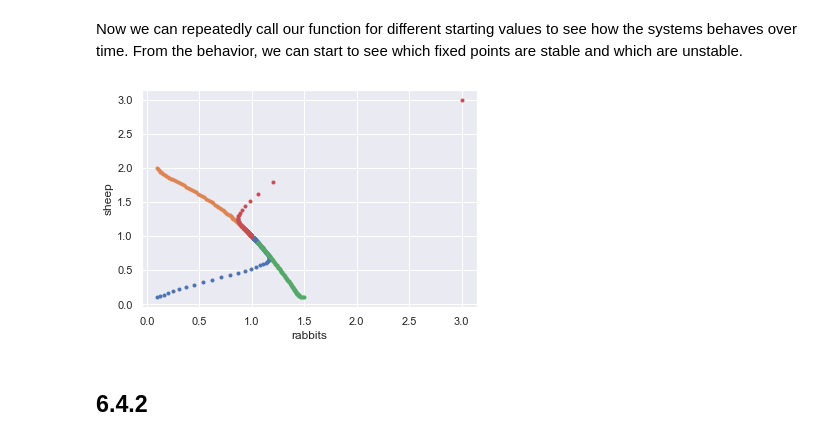
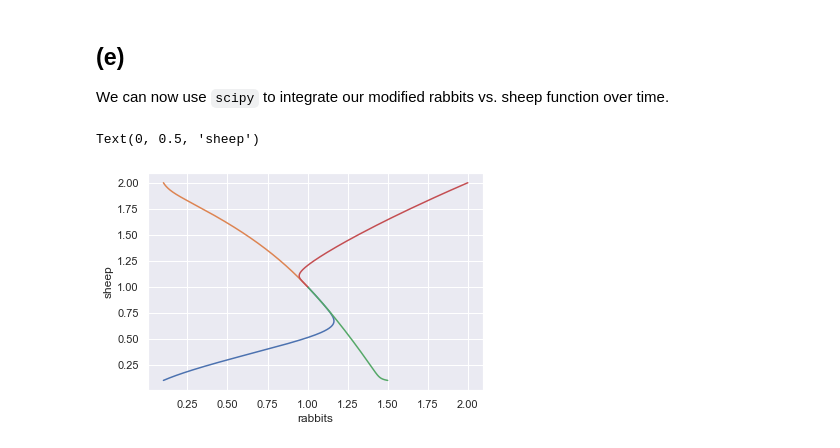
Before and after one commit to sbeeler/BIOL301_Fall2022, a Jupyter notebook: _sources/HW3_solutions.ipynb, the cells around one changed output. Cells and saved outputs as stored; diff of their text form; code cells hidden in the pictures.

```diff
--- a/_sources/HW3_solutions.ipynb
+++ b/_sources/HW3_solutions.ipynb
@@ -13,16 +60,16 @@ sns.set()
 # %%
-def logistic_growth_rhs(xy, t, r1, K1, r2, K2):
+def modified_rabbits_v_sheep_rhs(xy, t):
     """
-    Right hand side for logistic growth.
-    Looking at two population silumtaneously
+    Right hand side for rabbits vs. sheep
     """
+    # unpack the x and y values
     x, y = xy
 
     # Compute dx/dt
-    dx_dt =  r*x*(1-x/K)
+    dx_dt =  x*(3-2*x-y)
 
      # Compute dy/dt
-    dx_dt =  r*x*(1-x/K)
+    dy_dt =  y*(2-x-y)
 
     # Return the result as a NumPy array
-    return np.array([dx_dt])
+    return np.array([dx_dt, dy_dt])
@@ -101,24 +76,24 @@ def lotka_volterra(x_0, y_0):
-# %% [markdown]
-Now we can repeatedly call our function for different starting values to see how the systems behaves over time. From the behavior, we can start to see which fixed points are stable and which are unstable.
-# %%
-x, y = lotka_volterra(0.1,0.1)
-plt.plot(x,y,'.')
-
-x, y = lotka_volterra(0.1,2)
-plt.plot(x,y,'.')
-
-x, y = lotka_volterra(1.5,0.1)
-plt.plot(x,y,'.')
-
-x, y = lotka_volterra(3,3)
-plt.plot(x,y,'.')
-
-x, y = lotka_volterra(3,3)
-plt.plot(x,y,'.')
-
-plt.xlabel('rabbits')
-plt.ylabel('sheep');
-# %% [output]
-[figure, removed]
-# %% [markdown]
-## 6.4.2
+# %% [markdown]
+## (e)
+
+We can now use `scipy` to integrate our modified rabbits vs. sheep function over time.
+# %%
+# Time points we want for the solution
+t = np.linspace(0,20,1000)
+
+# loop through differnt initial conditions
+for xy_0 in ([0.1,0.1],
+             [0.1,2],
+             [1.5,0.1],
+             [2,2,]):
+
+    # Integrate ODES
+    xy = scipy.integrate.odeint(modified_rabbits_v_sheep_rhs, xy_0, t)
+
+    plt.plot(xy[:,0], xy[:,1])
+
+plt.xlabel("rabbits")
+plt.ylabel("sheep")
+# %% [output]
+Text(0, 0.5, 'sheep')
+[figure, added]
```
Also changed, not shown: parts of 34 cells of this notebook, 20 other files.
